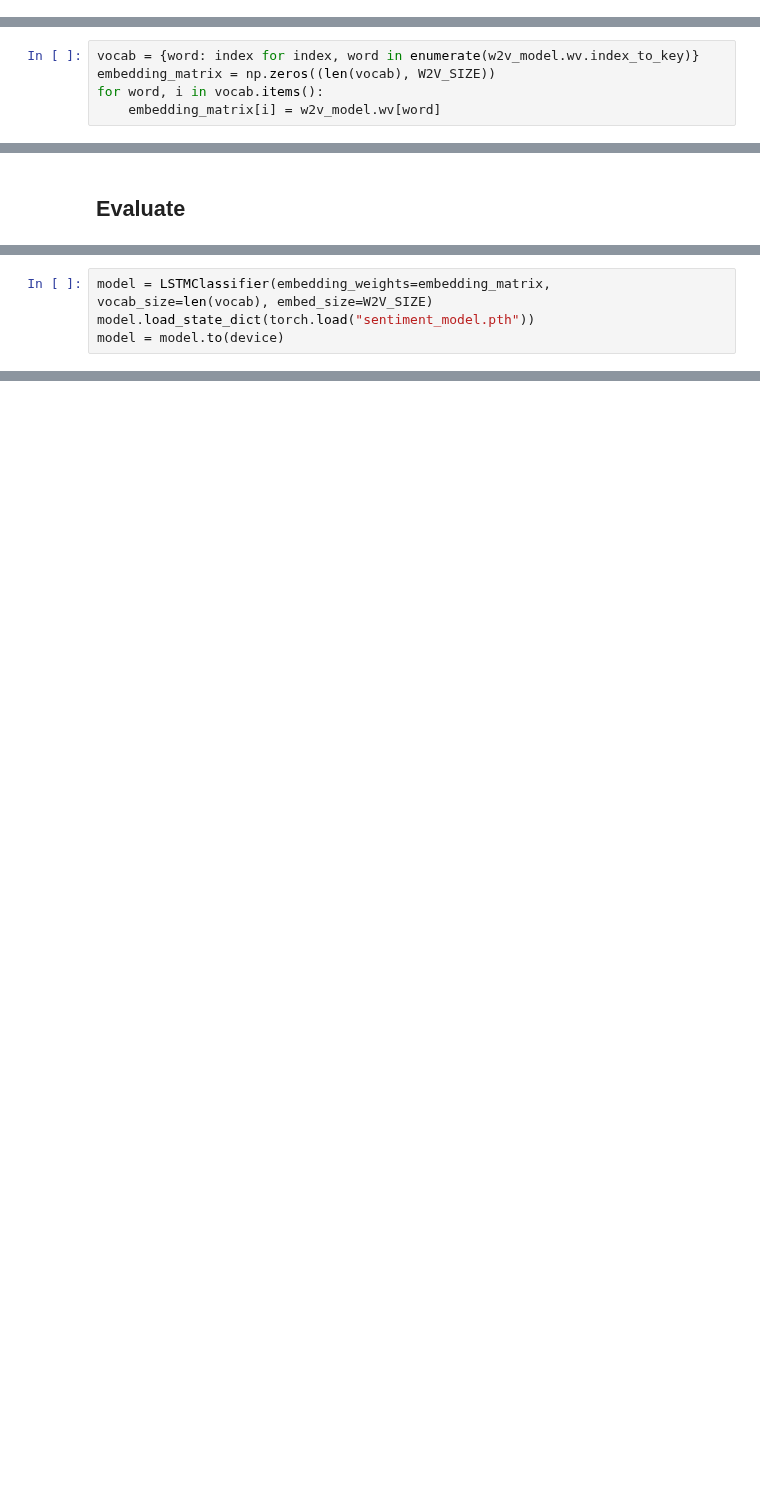
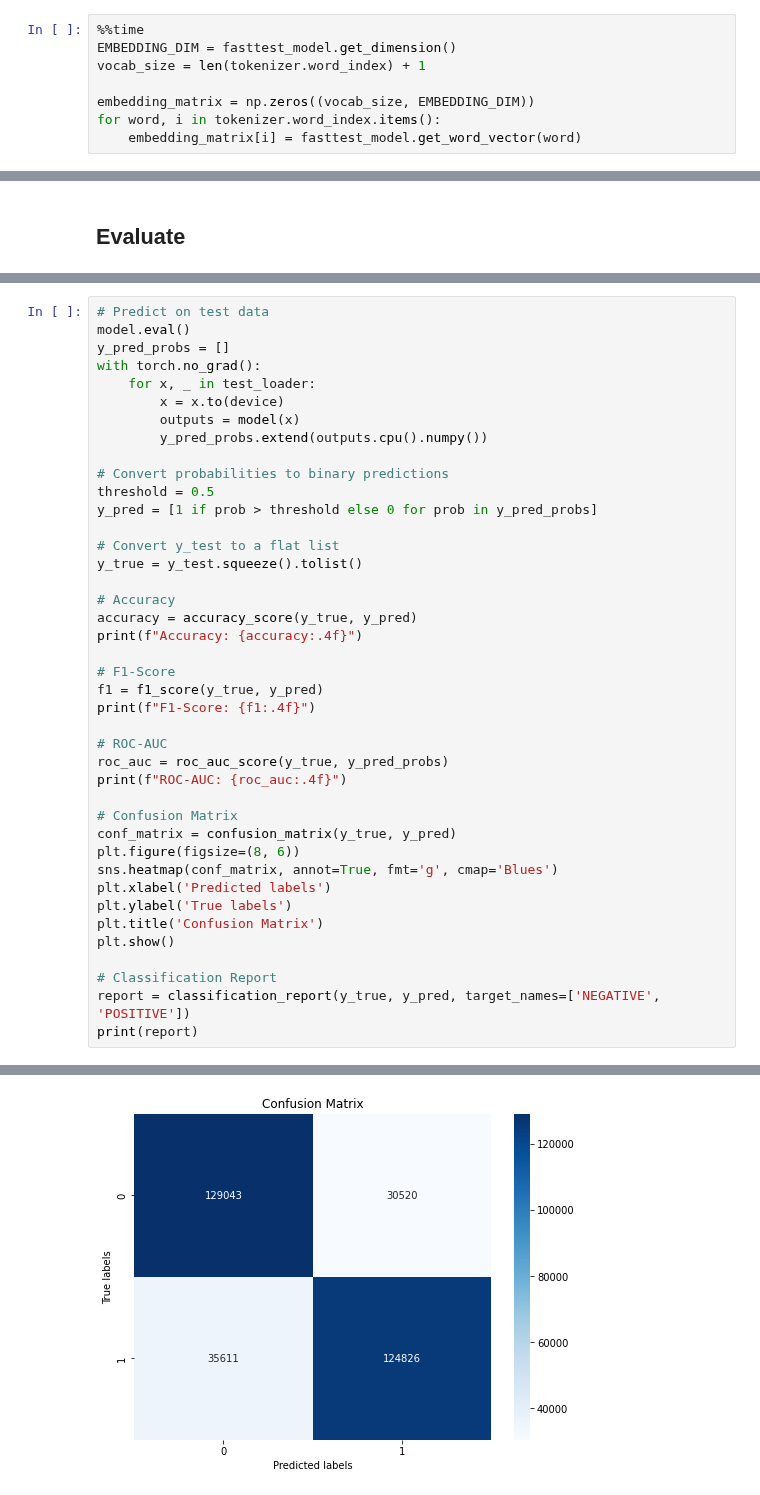
Before and after one commit to howie-zeng/Analyzing-Retail-Sentiment-and-Detecting-Trading-Signals, a Jupyter notebook: Sentiment Analysis/models.ipynb, the cells around one changed output, grey strips where cells are left out. Cells and saved outputs as stored; diff of their text form; blank space fills up the shorter version.

```diff
--- a/Sentiment Analysis/models.ipynb
+++ b/Sentiment Analysis/models.ipynb
@@ -85,0 +141,8 @@ NameError: name 'df' is not defined
+# %%
+%%time
+EMBEDDING_DIM = fasttest_model.get_dimension()
+vocab_size = len(tokenizer.word_index) + 1
+
+embedding_matrix = np.zeros((vocab_size, EMBEDDING_DIM))
+for word, i in tokenizer.word_index.items():
+    embedding_matrix[i] = fasttest_model.get_word_vector(word)
@@ -123,5 +152,0 @@ test_loader = DataLoader(test_data, shuffle=False, batch_size=BATCH_SIZE)
-# %%
-vocab = {word: index for index, word in enumerate(w2v_model.wv.index_to_key)}
-embedding_matrix = np.zeros((len(vocab), W2V_SIZE))
-for word, i in vocab.items():
-    embedding_matrix[i] = w2v_model.wv[word]
@@ -274,4 +268,42 @@ torch.save(model.state_dict(), "sentiment_model.pth")
-# %%
-model = LSTMClassifier(embedding_weights=embedding_matrix, vocab_size=len(vocab), embed_size=W2V_SIZE)
-model.load_state_dict(torch.load("sentiment_model.pth"))
-model = model.to(device)
+# %%
+# Predict on test data
+model.eval()
+y_pred_probs = []
+with torch.no_grad():
+    for x, _ in test_loader:
+        x = x.to(device)
+        outputs = model(x)
+        y_pred_probs.extend(outputs.cpu().numpy())
+
+# Convert probabilities to binary predictions
+threshold = 0.5
+y_pred = [1 if prob > threshold else 0 for prob in y_pred_probs]
+
+# Convert y_test to a flat list
+y_true = y_test.squeeze().tolist()
+
+# Accuracy
+accuracy = accuracy_score(y_true, y_pred)
+print(f"Accuracy: {accuracy:.4f}")
+
+# F1-Score
+f1 = f1_score(y_true, y_pred)
+print(f"F1-Score: {f1:.4f}")
+
+# ROC-AUC
+roc_auc = roc_auc_score(y_true, y_pred_probs)
+print(f"ROC-AUC: {roc_auc:.4f}")
+
+# Confusion Matrix
+conf_matrix = confusion_matrix(y_true, y_pred)
+plt.figure(figsize=(8, 6))
+sns.heatmap(conf_matrix, annot=True, fmt='g', cmap='Blues')
+plt.xlabel('Predicted labels')
+plt.ylabel('True labels')
+plt.title('Confusion Matrix')
+plt.show()
+
+# Classification Report
+report = classification_report(y_true, y_pred, target_names=['NEGATIVE', 'POSITIVE'])
+print(report)
+# %% [output]
@@ -277,0 +313 @@ model = model.to(device)
+[figure, added]
```
Also changed, not shown: parts of 30 cells of this notebook, 3 other files.
